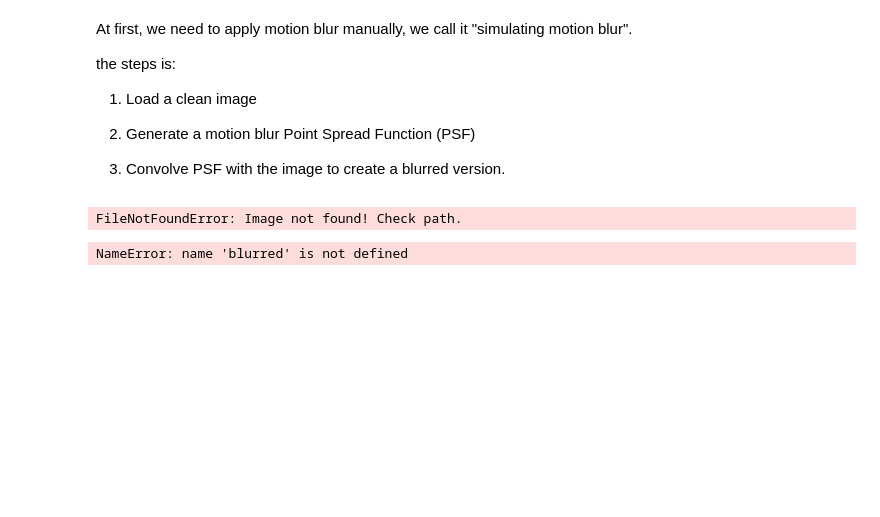
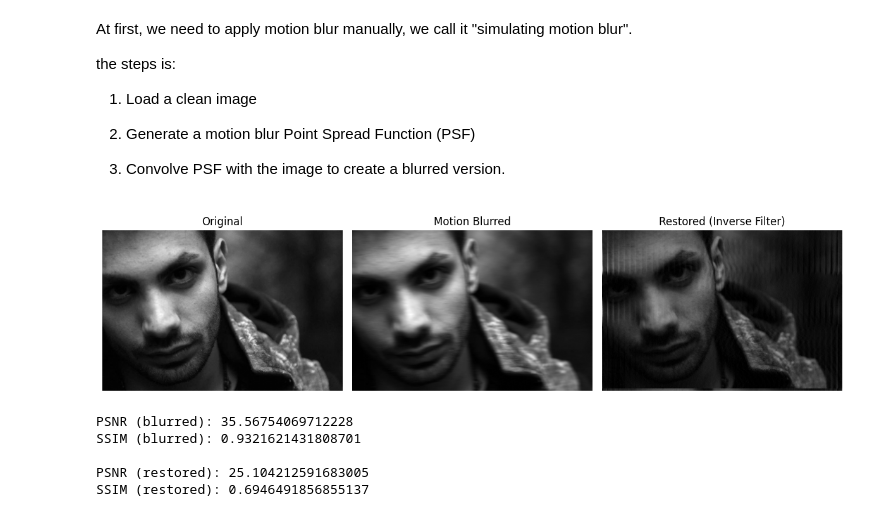
Before and after one commit to SinaDns/motion-deblur-filtering, a Jupyter notebook: notebooks/inverse_filter_deblurring.ipynb, the cells around one changed output. Drawn from its saved outputs; the diff is of its cells as text; code cells hidden in the pictures; blank space fills up the shorter version.

```diff
--- a/notebooks/inverse_filter_deblurring.ipynb
+++ b/notebooks/inverse_filter_deblurring.ipynb
@@ -100,41 +100,46 @@ def inverse_filter(blurred, kernel, eps=1e-3):
     restored = np.clip(restored, 0, 255).astype('uint8')
     return restored
 # %%
-image = cv2.imread('images/obama.jpg', cv2.IMREAD_GRAYSCALE)
+image = cv2.imread('../images/Tdey.jpg', cv2.IMREAD_GRAYSCALE)
 if image is None:
     raise FileNotFoundError("Image not found! Check path.")
 
 blurred, psf = apply_motion_blur(image, size=20)
 restored = inverse_filter(blurred, psf)
 
 plt.figure(figsize=(12, 6))
 plt.subplot(1, 3, 1)
 plt.title("Original")
 plt.imshow(image, cmap='gray')
 plt.axis('off')
 
 plt.subplot(1, 3, 2)
 plt.title("Motion Blurred")
 plt.imshow(blurred, cmap='gray')
 plt.axis('off')
 
 plt.subplot(1, 3, 3)
 plt.title("Restored (Inverse Filter)")
 plt.imshow(restored, cmap='gray')
 plt.axis('off')
 
 plt.tight_layout()
 plt.show()
 # %% [output]
-FileNotFoundError: Image not found! Check path.
+[figure, added]
 # %%
 def print_metrics(original, blurred, restored):
     print("PSNR (blurred):", psnr(original, blurred))
     print("SSIM (blurred):", ssim(original, blurred))
+    print()
     print("PSNR (restored):", psnr(original, restored))
     print("SSIM (restored):", ssim(original, restored))
 
 
 print_metrics(image, blurred, restored)
 # %% [output]
-NameError: name 'blurred' is not defined
+PSNR (blurred): 35.56754069712228
+SSIM (blurred): 0.9321621431808701
+
+PSNR (restored): 25.104212591683005
+SSIM (restored): 0.6946491856855137
```
Also changed, not shown: parts of 1 cell of this notebook, 1 other file.
